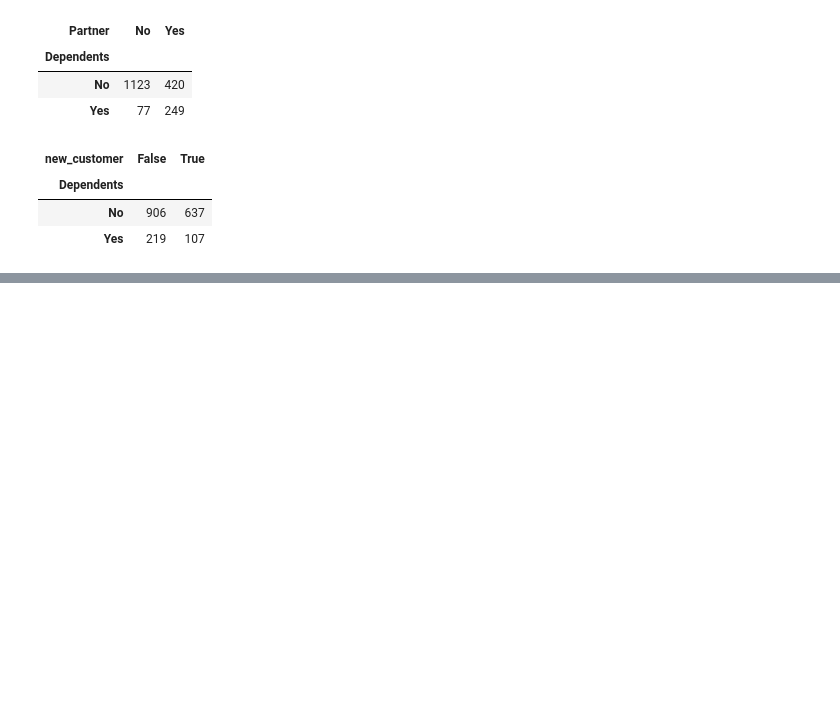
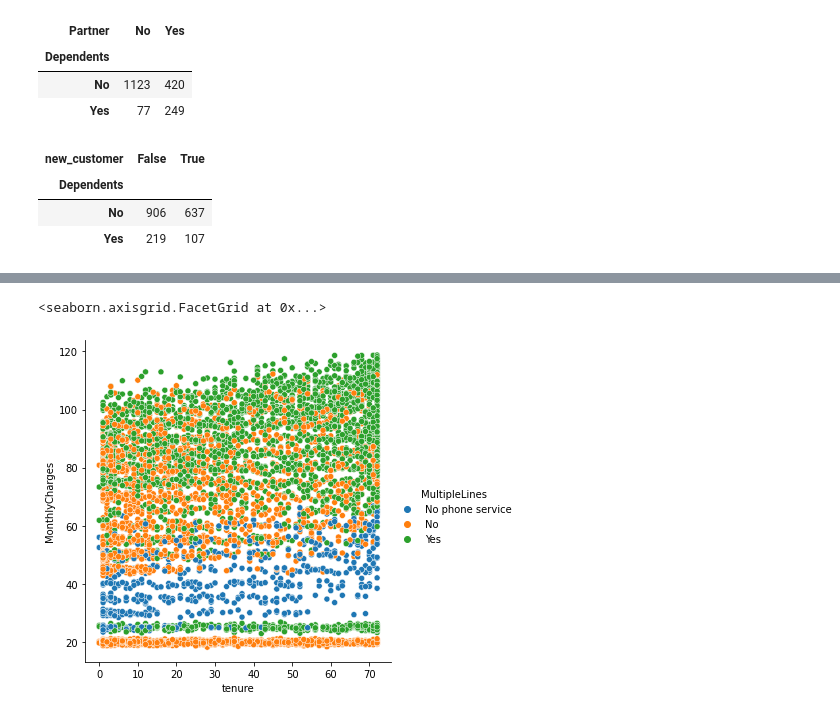
Before and after one commit to johngrinstead/storytelling, a Jupyter notebook: Storytelling project.ipynb, the cells around one changed output, grey strips where cells are left out. Saved outputs shown, nothing was run; the diff lists cells and outputs as text; code cells hidden in the pictures; blank space fills up the shorter version.

```diff
--- a/Storytelling project.ipynb
+++ b/Storytelling project.ipynb
@@ -340,0 +422,7 @@ ValueError: The truth value of a Series is ambiguous. Use a.empty, a.bool(), a.i
+# %%
+sns.relplot(x='tenure', y='MonthlyCharges', hue = 'MultipleLines' ,data=churn)
+
+## Customers with no phone service have the lowest monthly rates
+# %% [output]
+<seaborn.axisgrid.FacetGrid at 0x...>
+[figure, added]
```
Also changed, not shown: parts of 18 cells of this notebook, 4 other files.
